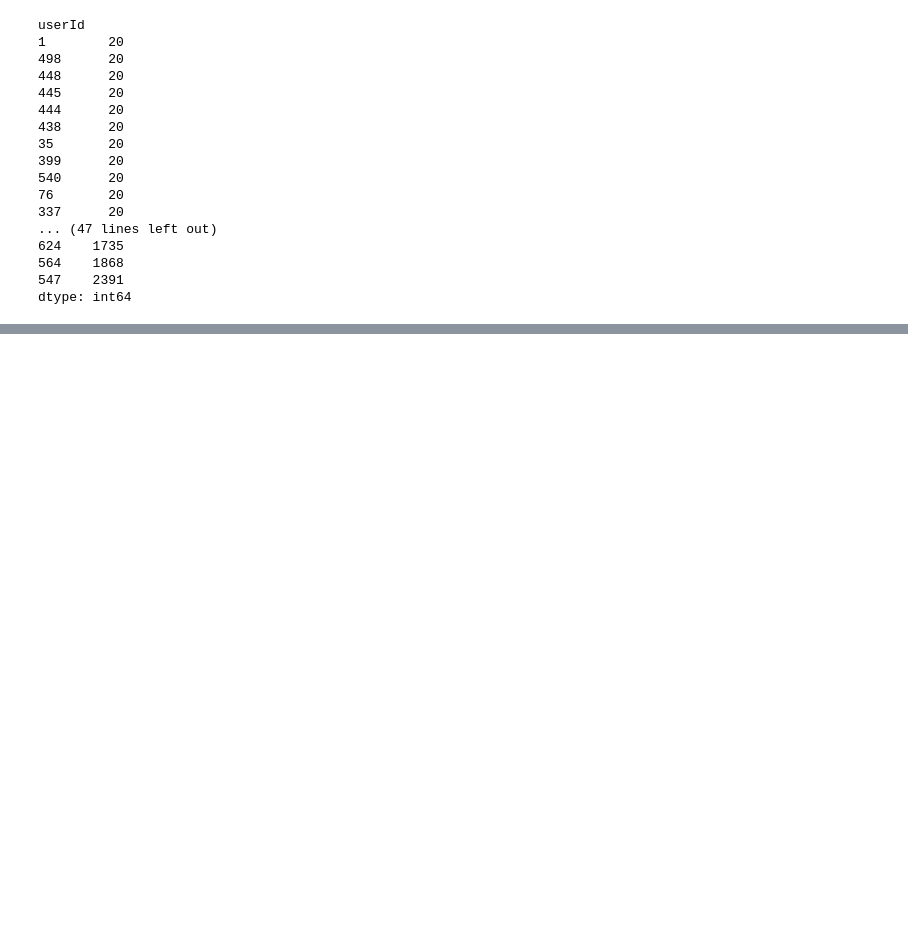
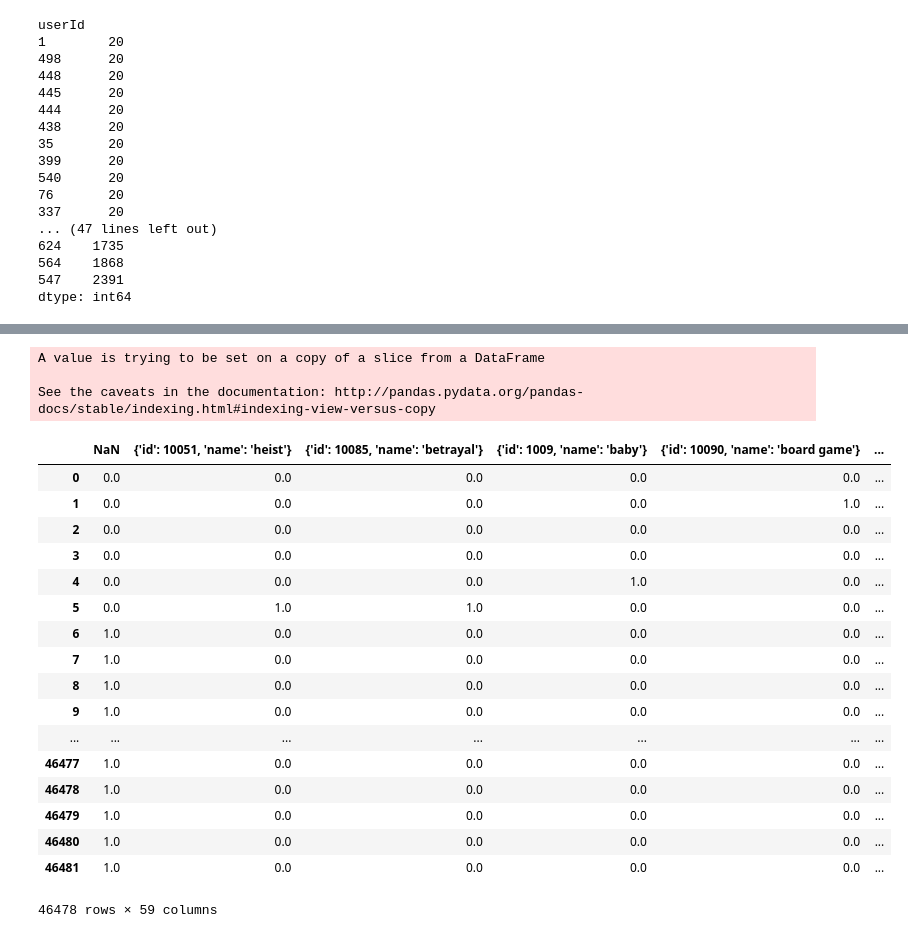
Before and after one commit to gci-team4/movie_minori, a Jupyter notebook: minori_test.ipynb, the cells around one changed output, grey strips where cells are left out. Saved outputs shown, nothing was run; the diff lists cells and outputs as text; code cells hidden in the pictures; blank space fills up the shorter version.

```diff
--- a/minori_test.ipynb
+++ b/minori_test.ipynb
@@ -36,0 +183,5 @@ dtype: int64
+# %%
+#keywords_vote["keywords_list"]がlist化されたkeywords
+keywords_vote["keywords_list"] = keywords_vote.keywords.map(make_list_from_str)
+keywords_vote = keywords_vote.dropna()
+keywords_vote.info()
@@ -36,0 +265,34 @@ dtype: int64
+# %%
+#新たにkeywords_series_strというカラムを作って[str,str,str…]をfor文で作っていれてく
+for i in range(len(keywords_series)):
+    keywords_buffer=[]
+    for j in range(len(keywords_series[i])):
+        keywords_buffer.append(str(keywords_series[i][j]))
+    keywords_vote["keywords_series_str"][i]=keywords_buffer
+# %% [output]
+A value is trying to be set on a copy of a slice from a DataFrame
+
+See the caveats in the documentation: http://pandas.pydata.org/pandas-docs/stable/indexing.html#indexing-view-versus-copy
+# %%
+#ダミー変数つくる
+keywords_dummies=pd.get_dummies(keywords_vote["keywords_series_str"].apply(pd.Series).stack()).sum(level=0)
+keywords_dummies
+# %% [output]
+|  | NaN | {'id': 10051, 'name': 'heist'} | {'id': 10085, 'name': 'betrayal'} | {'id': 1009, 'name': 'baby'} | {'id': 10090, 'name': 'board game'} | ... |
+| 0 | 0.0 | 0.0 | 0.0 | 0.0 | 0.0 | ... |
+| 1 | 0.0 | 0.0 | 0.0 | 0.0 | 1.0 | ... |
+| 2 | 0.0 | 0.0 | 0.0 | 0.0 | 0.0 | ... |
+| 3 | 0.0 | 0.0 | 0.0 | 0.0 | 0.0 | ... |
+| 4 | 0.0 | 0.0 | 0.0 | 1.0 | 0.0 | ... |
+| 5 | 0.0 | 1.0 | 1.0 | 0.0 | 0.0 | ... |
+| 6 | 1.0 | 0.0 | 0.0 | 0.0 | 0.0 | ... |
+| 7 | 1.0 | 0.0 | 0.0 | 0.0 | 0.0 | ... |
+| 8 | 1.0 | 0.0 | 0.0 | 0.0 | 0.0 | ... |
+| 9 | 1.0 | 0.0 | 0.0 | 0.0 | 0.0 | ... |
+| ... | ... | ... | ... | ... | ... | ... |
+| 46477 | 1.0 | 0.0 | 0.0 | 0.0 | 0.0 | ... |
+| 46478 | 1.0 | 0.0 | 0.0 | 0.0 | 0.0 | ... |
+| 46479 | 1.0 | 0.0 | 0.0 | 0.0 | 0.0 | ... |
+| 46480 | 1.0 | 0.0 | 0.0 | 0.0 | 0.0 | ... |
+| 46481 | 1.0 | 0.0 | 0.0 | 0.0 | 0.0 | ... |
+46478 rows × 59 columns
```
Also changed, not shown: parts of 27 cells of this notebook.
